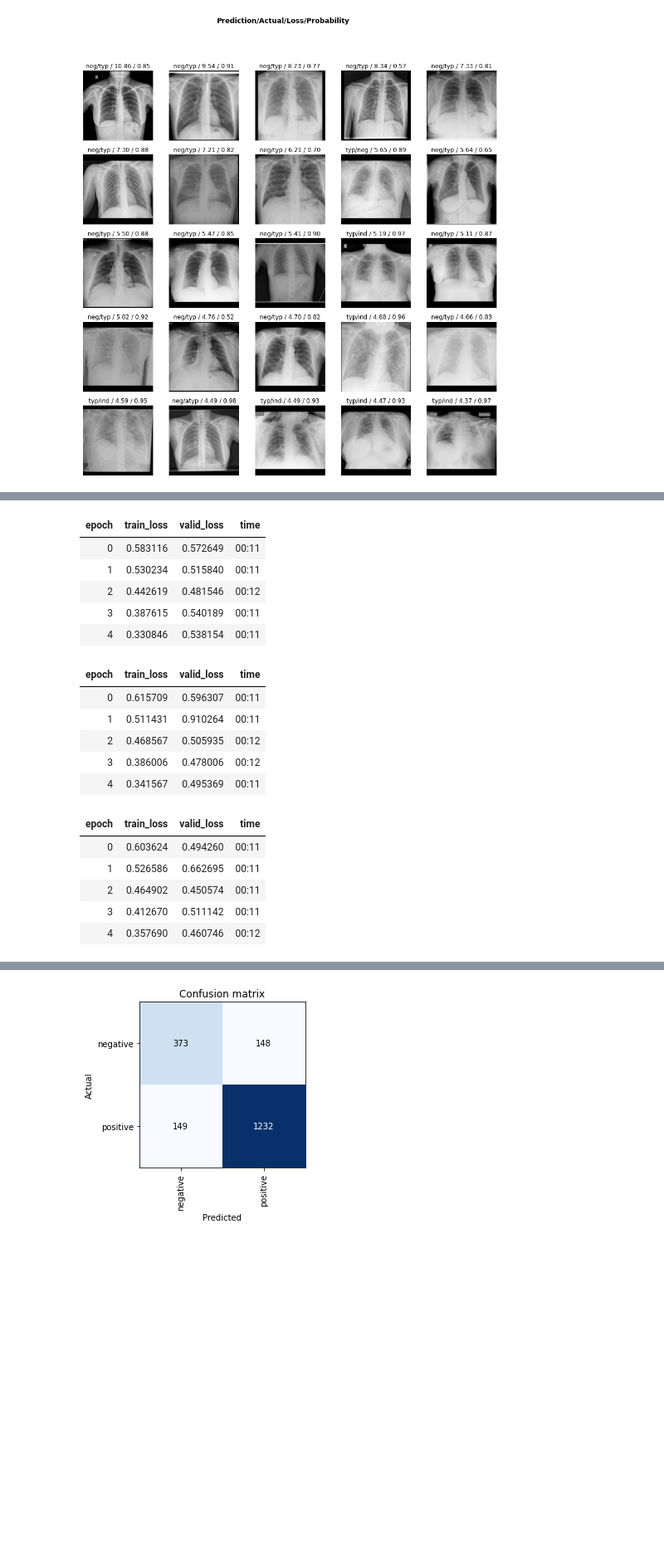
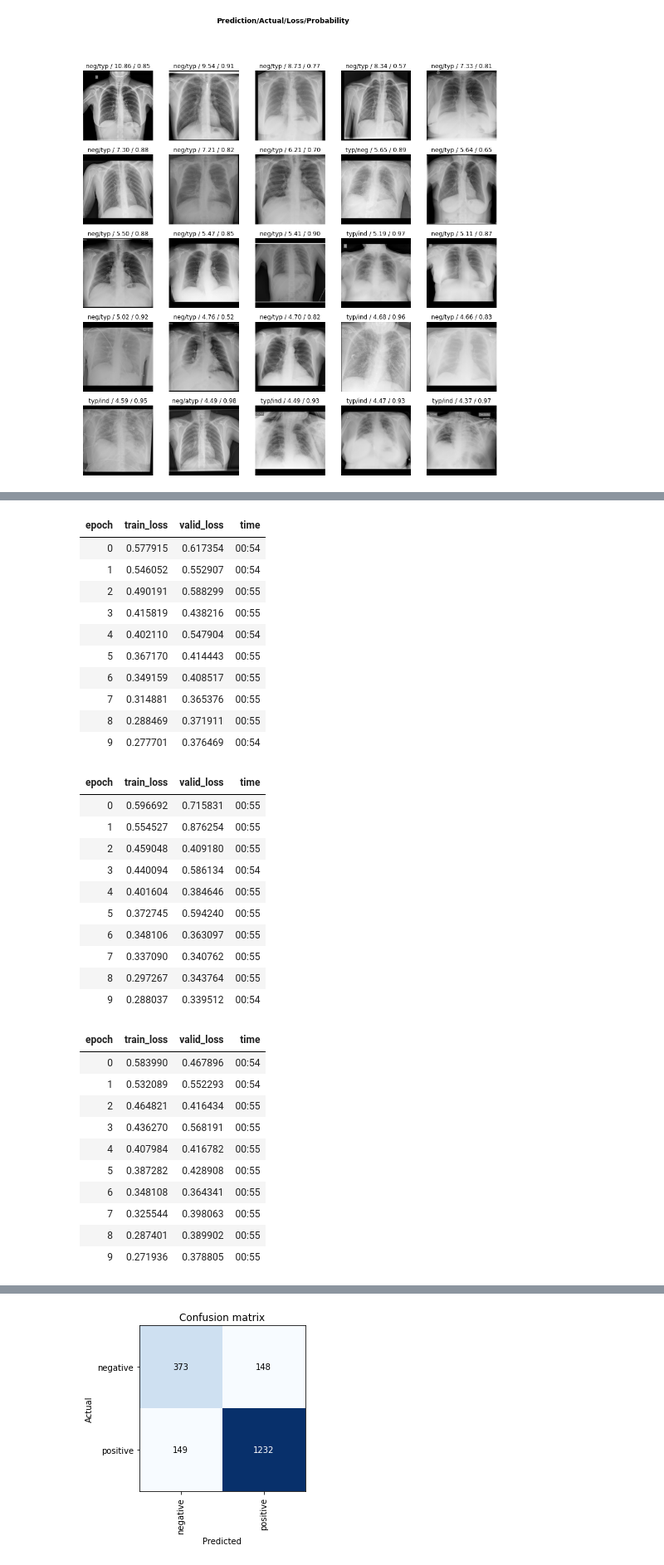
Before and after one commit to vdefont/covid_detection, a Jupyter notebook: train_class.ipynb, the cells around one changed output, grey strips where cells are left out. Shown: that part at 83% size. Saved outputs shown, nothing was run; the diff lists cells and outputs as text; code cells hidden in the pictures; blank space fills up the shorter version.

```diff
--- a/train_class.ipynb
+++ b/train_class.ipynb
@@ -72,0 +134,5 @@ for learn_fold in learn_folds:
+# %%
+def _first(l, n):
+    if len(l) <= n:
+        return l
+    return l[:n]
@@ -164,10 +265,10 @@ interp.plot_top_losses(25, nrows=5)
 # %%
 # LEARN NEG #
 # %%
-NEG_IMAGE_PATH = "png224_5fold"
+NEG_IMAGE_PATH = "jpg640_5fold"
 NEG_NUM_FOLDS = 5
-NEG_IMAGE_SIZE = 224
-NEG_MODEL_NAME = "resnet18"
+NEG_IMAGE_SIZE = 640
+NEG_MODEL_NAME = "resnet34"
 # %%
 neg_dls_folds = [
     train_class.get_dls(
@@ -184,11 +285,11 @@ len(neg_dls_folds[2].train.items), len(neg_dls_folds[2].valid.items), neg_dls_fo
 # %%
 neg_learn_folds = [
-    train_class.get_learn(dls=neg_dls, model_name=MODEL_NAME, is_neg=True)
+    train_class.get_learn(dls=neg_dls, model_name=NEG_MODEL_NAME, is_neg=True)
     for neg_dls in neg_dls_folds
 ]
 # %%
-for neg_learn in neg_learn_folds:
-    neg_learn.lr_find()
+for neg_learn in _first(neg_learn_folds, 3):
+    res = neg_learn.lr_find()
 # %% [output]
 [interactive output not drawn]
 [interactive output not drawn]
@@ -203,23 +300,38 @@ for neg_learn in neg_learn_folds:
 # %%
 for neg_learn in neg_learn_folds:
-    neg_learn.fit_one_cycle(5, 1e-4)
+    neg_learn.fit_one_cycle(10, 3e-4)
 # %% [output]
 | epoch | train_loss | valid_loss | time |
-| 0 | 0.583116 | 0.572649 | 00:11 |
-| 1 | 0.530234 | 0.515840 | 00:11 |
-| 2 | 0.442619 | 0.481546 | 00:12 |
-| 3 | 0.387615 | 0.540189 | 00:11 |
-| 4 | 0.330846 | 0.538154 | 00:11 |
+| 0 | 0.577915 | 0.617354 | 00:54 |
+| 1 | 0.546052 | 0.552907 | 00:54 |
+| 2 | 0.490191 | 0.588299 | 00:55 |
+| 3 | 0.415819 | 0.438216 | 00:55 |
+| 4 | 0.402110 | 0.547904 | 00:54 |
+| 5 | 0.367170 | 0.414443 | 00:55 |
+| 6 | 0.349159 | 0.408517 | 00:55 |
+| 7 | 0.314881 | 0.365376 | 00:55 |
+| 8 | 0.288469 | 0.371911 | 00:55 |
+| 9 | 0.277701 | 0.376469 | 00:54 |
 | epoch | train_loss | valid_loss | time |
-| 0 | 0.615709 | 0.596307 | 00:11 |
-| 1 | 0.511431 | 0.910264 | 00:11 |
-| 2 | 0.468567 | 0.505935 | 00:12 |
-| 3 | 0.386006 | 0.478006 | 00:12 |
-| 4 | 0.341567 | 0.495369 | 00:11 |
+| 0 | 0.596692 | 0.715831 | 00:55 |
+| 1 | 0.554527 | 0.876254 | 00:55 |
+| 2 | 0.459048 | 0.409180 | 00:55 |
+| 3 | 0.440094 | 0.586134 | 00:54 |
+| 4 | 0.401604 | 0.384646 | 00:55 |
+| 5 | 0.372745 | 0.594240 | 00:55 |
+| 6 | 0.348106 | 0.363097 | 00:55 |
+| 7 | 0.337090 | 0.340762 | 00:55 |
+| 8 | 0.297267 | 0.343764 | 00:55 |
+| 9 | 0.288037 | 0.339512 | 00:54 |
 | epoch | train_loss | valid_loss | time |
-| 0 | 0.603624 | 0.494260 | 00:11 |
-| 1 | 0.526586 | 0.662695 | 00:11 |
-| 2 | 0.464902 | 0.450574 | 00:11 |
-| 3 | 0.412670 | 0.511142 | 00:11 |
-| 4 | 0.357690 | 0.460746 | 00:12 |
+| 0 | 0.583990 | 0.467896 | 00:54 |
+| 1 | 0.532089 | 0.552293 | 00:54 |
+| 2 | 0.464821 | 0.416434 | 00:55 |
+| 3 | 0.436270 | 0.568191 | 00:55 |
+| 4 | 0.407984 | 0.416782 | 00:55 |
+| 5 | 0.387282 | 0.428908 | 00:55 |
+| 6 | 0.348108 | 0.364341 | 00:55 |
+| 7 | 0.325544 | 0.398063 | 00:55 |
+| 8 | 0.287401 | 0.389902 | 00:55 |
+| 9 | 0.271936 | 0.378805 | 00:55 |
 | epoch | train_loss | valid_loss | time |
```
Also changed, not shown: parts of 28 cells of this notebook, 8 other files.
